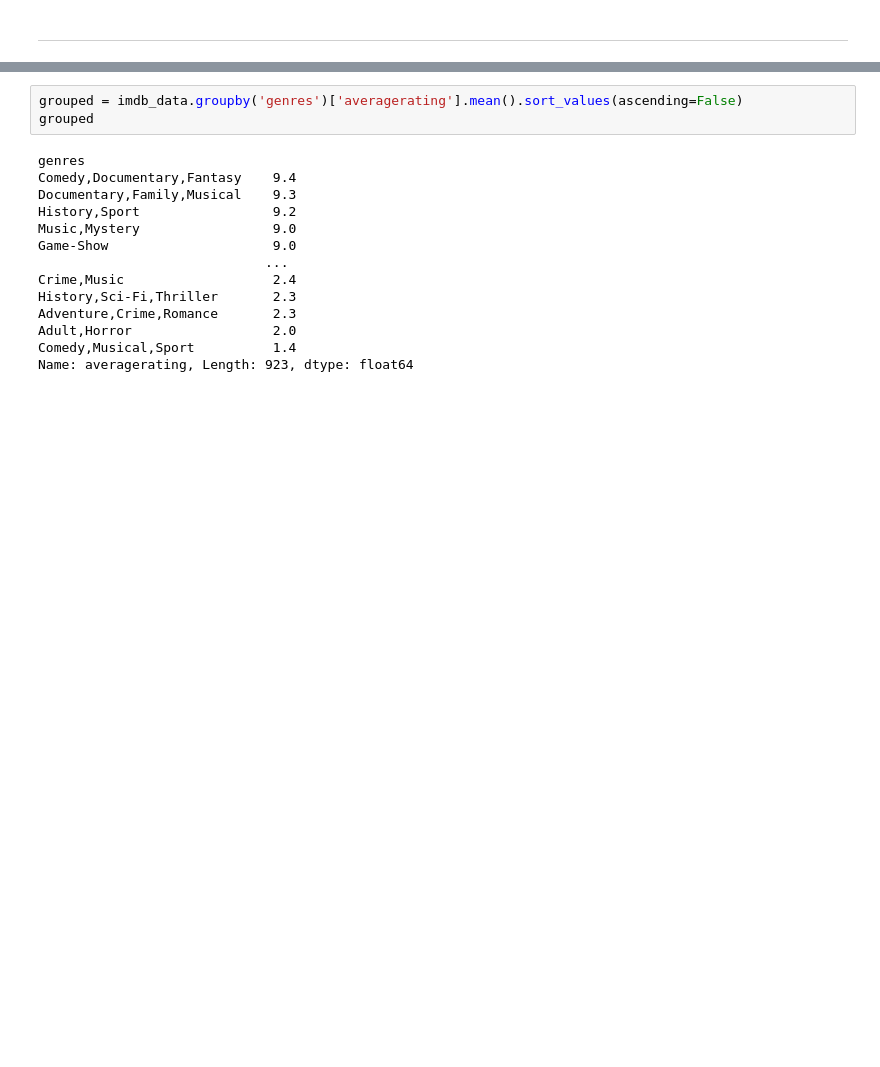
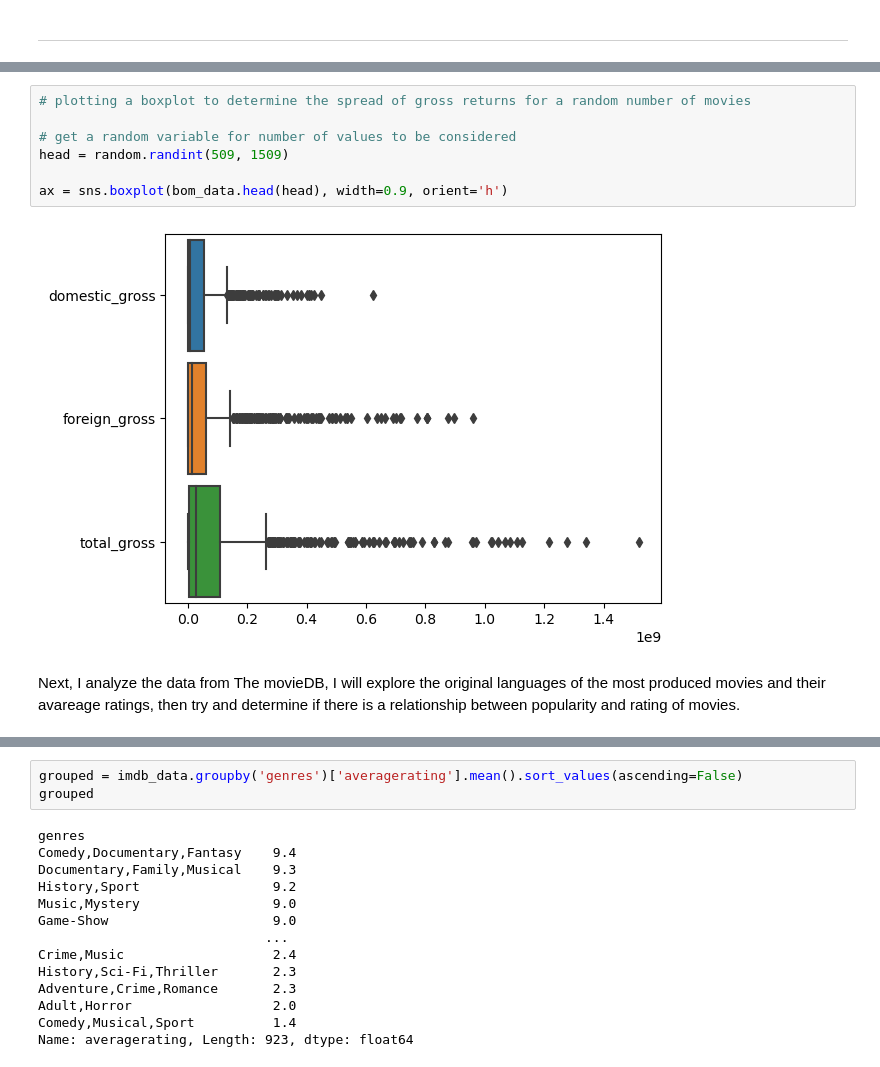
Before and after one commit to ngeny-brian/phase1-project, a Jupyter notebook: student.ipynb, the cells around one changed output, grey strips where cells are left out. Cells and saved outputs as stored; diff of their text form; blank space fills up the shorter version.

```diff
--- a/student.ipynb
+++ b/student.ipynb
@@ -539,0 +592,11 @@ imdb_data.head(10)
+# %%
+# plotting a boxplot to determine the spread of gross returns for a random number of movies
+
+# get a random variable for number of values to be considered
+head = random.randint(509, 1509)
+
+ax = sns.boxplot(bom_data.head(head), width=0.9, orient='h')
+# %% [output]
+[figure, added]
+# %% [markdown]
+Next, I analyze the data from The movieDB, I will explore the original languages of the most produced movies and their avareage ratings, then try and determine if there is a relationship between popularity and rating of movies.
```
Also changed, not shown: parts of 11 cells of this notebook, 4 other files.
